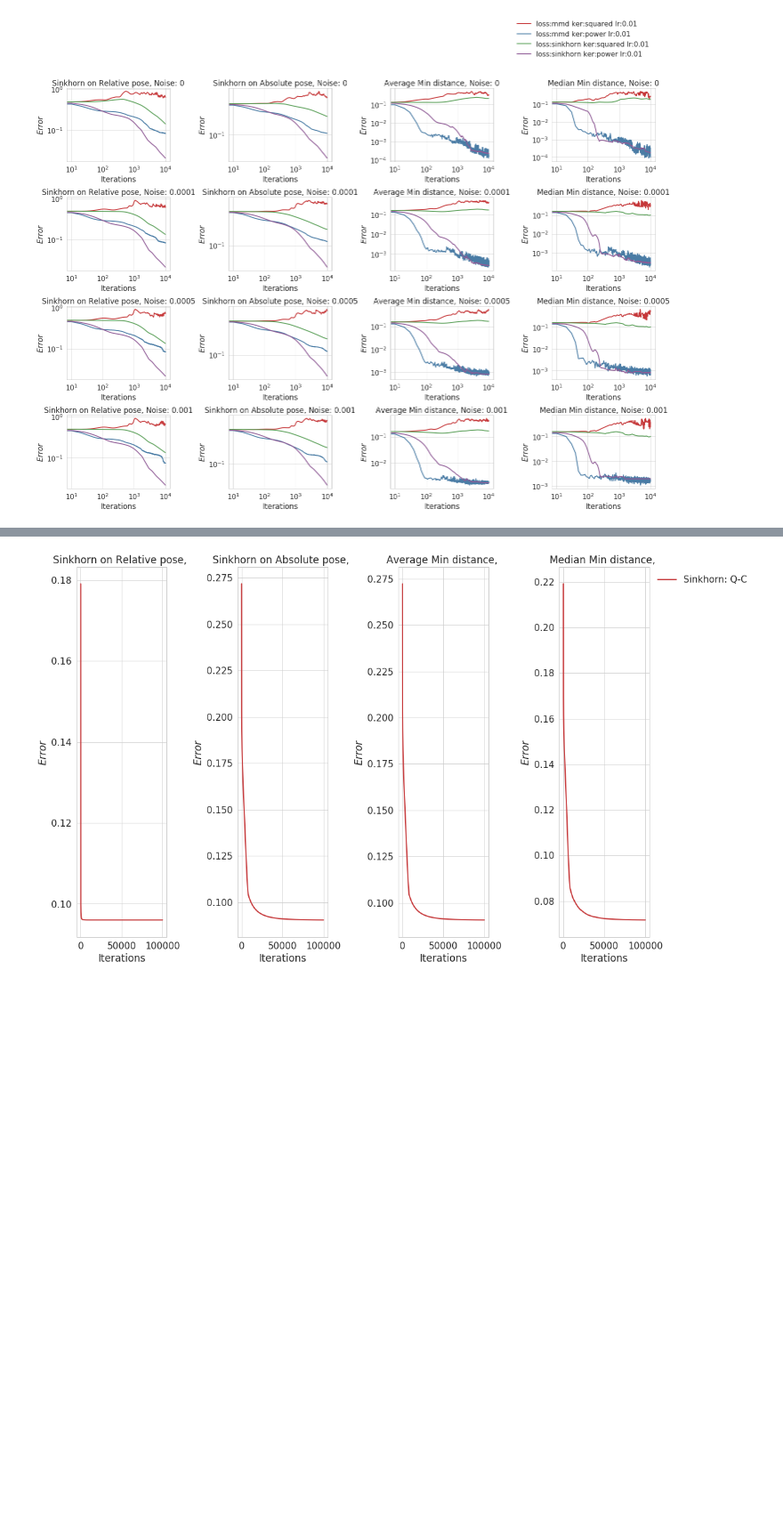
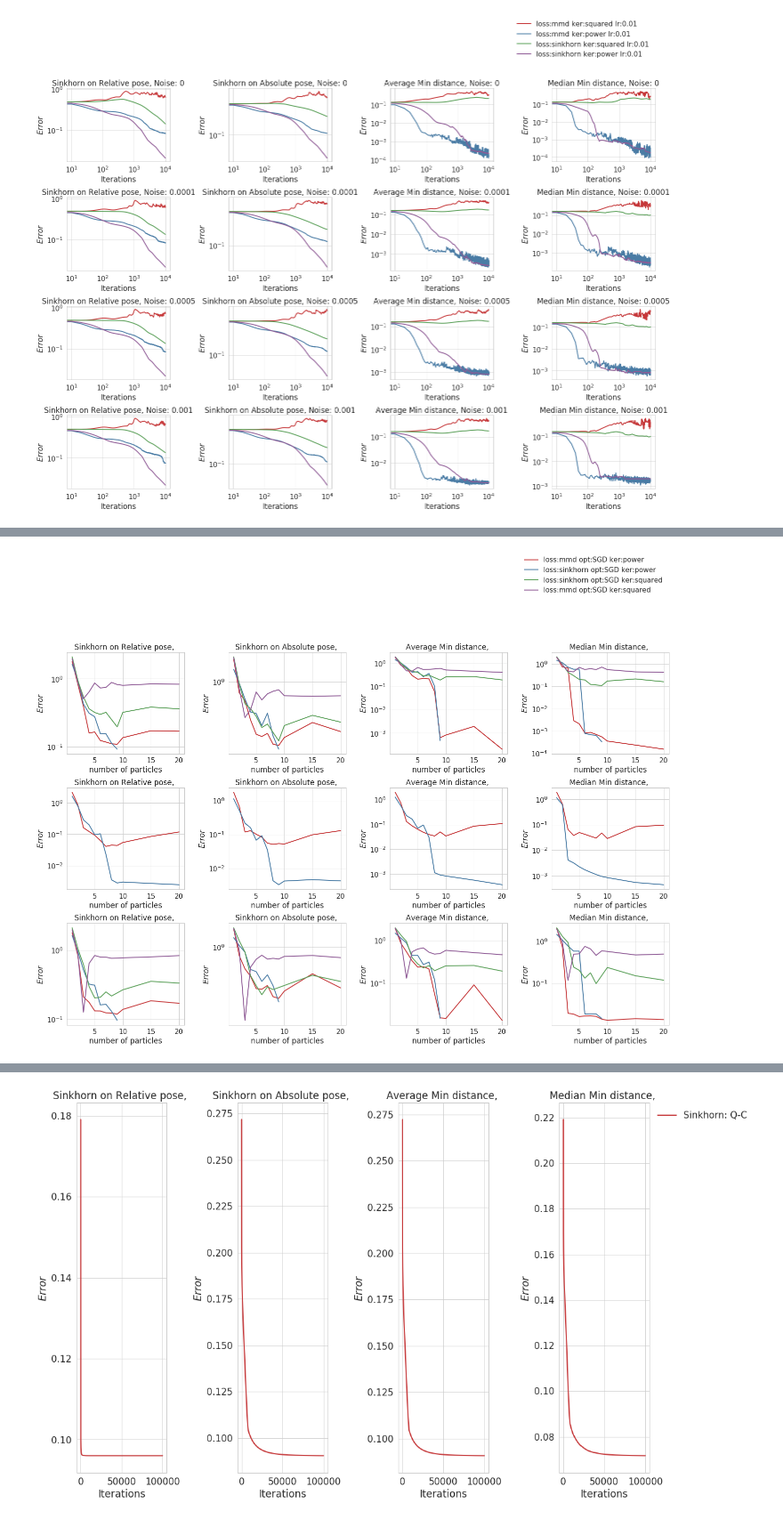
Before and after one commit to MichaelArbel/OT-sync, a Jupyter notebook: py/MMDSync/MMDSync.ipynb, the cells around one changed output, grey strips where cells are left out. Shown at 89% size. Cells and saved outputs as stored; diff of their text form; code cells hidden in the pictures; blank space fills up the shorter version.

```diff
--- a/py/MMDSync/MMDSync.ipynb
+++ b/py/MMDSync/MMDSync.ipynb
@@ -498,0 +613,26 @@ save(filename)
+# %%
+all_res_dict = [res_dicts_N_1,res_dicts_N_2,res_dicts_N_3,res_dicts_N_4]
+all_colors_dict = [color_dict_N_1,color_dict_N_2,color_dict_N_3,color_dict_N_4]
+num_fig_1 = 3
+num_fig_2 = 4
+fig, ax = plt.subplots(num_fig_1,num_fig_2, figsize=(20,16))
+titles = ['Noise: 0', 'Noise: 0.0001','Noise: 0.0005','Noise: 0.001']
+value = 'eval_RM_dist'
+xaxis = 'N'
+refresh=  True
+for i in range(num_fig_1):
+    plot_from_dict(ax[i,0],all_res_dict[i], xaxis, 'eval_RM_dist', all_colors_dict[i],sort=True)
+    plot_from_dict(ax[i,1],all_res_dict[i], xaxis, 'eval_dist', all_colors_dict[i],sort=True)
+    plot_from_dict(ax[i,2],all_res_dict[i], xaxis, 'avg_min_dist', all_colors_dict[i],sort=True)
+    plot_from_dict(ax[i,3],all_res_dict[i], xaxis, 'median_min_dist', all_colors_dict[i],sort=True)
+
+titles = ['comp:0.2, sigma:0', 'comp:0.5, sigma:0', 'comp:0.2, sigma:0.01','comp:0.5, sigma:0.01']
+titles = ['','','','']
+sub_titles = ['Sinkhorn on Relative pose', 'Sinkhorn on Absolute pose', 'Average Min distance', 'Median Min distance']
+set_axis_prop(ax, titles,sub_titles,xlabel='number of particles',scale_x='linear')
+ax[0,-1].legend(bbox_to_anchor=(1., 2.),frameon=False)
+fig.tight_layout()
+filename = 'synth_num_particles'
+save(filename)
+# %% [output]
+[figure, added]
```
Also changed, not shown: parts of 18 cells of this notebook, 6 other files.
